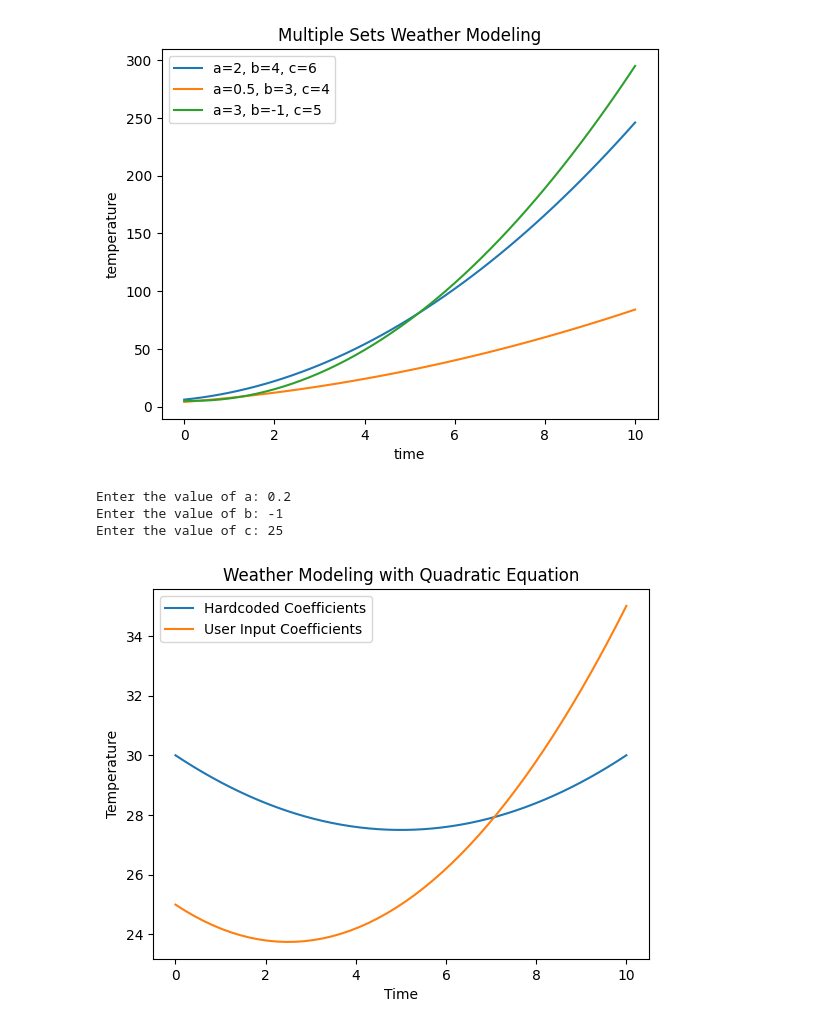
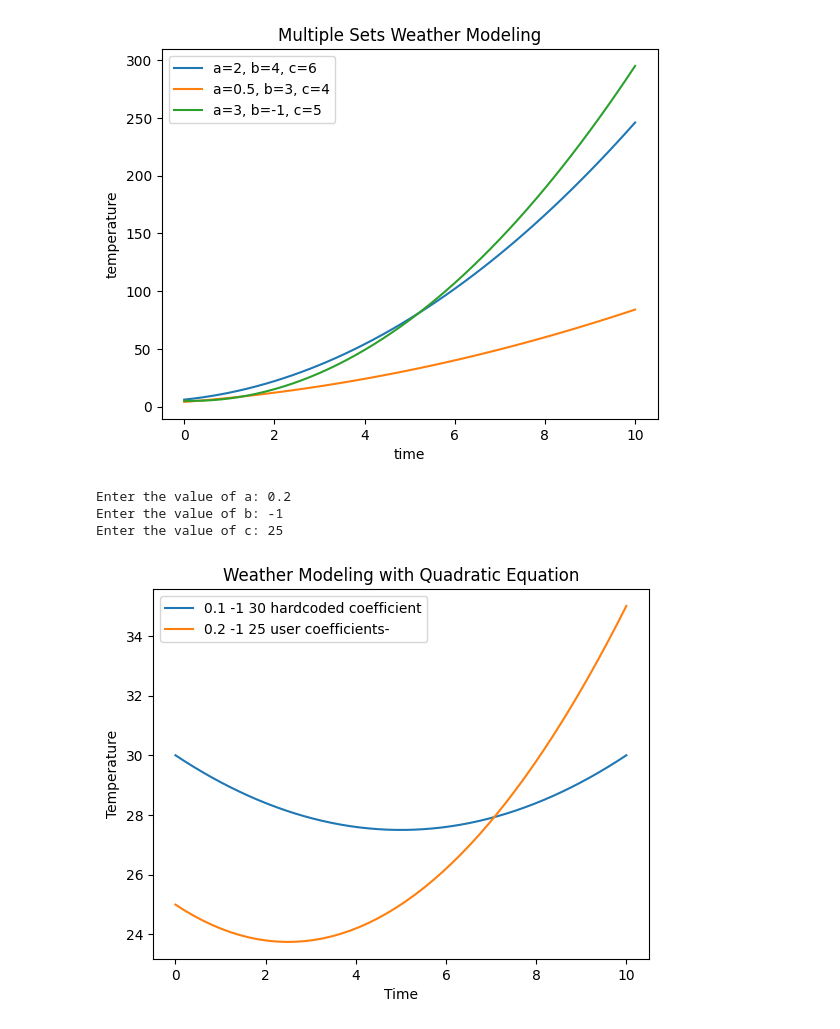
Before and after one commit to JamiGayatri/JamiGayatri, a Jupyter notebook: Copy_of_Welcome_To_Colab.ipynb, the cells around one changed output. Cells and saved outputs as stored; diff of their text form; code cells hidden in the pictures.

```diff
--- a/Copy_of_Welcome_To_Colab.ipynb
+++ b/Copy_of_Welcome_To_Colab.ipynb
@@ -25,7 +25,7 @@ def main():
 
 
    #Plot the results
-   plt.plot(time_values, temperature_hardcoded, label = 'hard-coded coefficients')
+   plt.plot(time_values, temperature_hardcoded, label = ' 0.1 -1 30 hard-coded coefficients')
    plt.xlabel('Time')
    plt.ylabel('temperature')
    plt.legend()
@@ -39,5 +39,5 @@ if __name__=="__main__":
 # %%
--1
+
 #user
 import matplotlib.pyplot as plt
 import numpy as np
@@ -64,7 +64,7 @@ def main():
 
 
    #Plot the results
-   plt.plot(time_values, temperature_hardcoded, label = 'user coefficients')
+   plt.plot(time_values, temperature_hardcoded, label = '0.2 -1 25 user coefficients')
    plt.xlabel('Time')
    plt.ylabel('temperature')
    plt.legend()
@@ -252,33 +252,33 @@ def main():
     time_values = np.linspace(0, 10, 50)
 
     # Calculate temperatures using hardcoded coefficients
     temperature_hardcoded = quadratic_model(time_values, a_hardcoded, b_hardcoded, c_hardcoded)
 
     # Plot the results for hardcoded coefficients
-    plt.plot(time_values, temperature_hardcoded, label='Hardcoded Coefficients')
+    plt.plot(time_values, temperature_hardcoded, label='0.1 -1 30 hardcoded coefficient')
 
     # User input coefficients
     a_user = float(input("Enter the value of a: "))
     b_user = float(input("Enter the value of b: "))
     c_user = float(input("Enter the value of c: "))
 
     # Calculate temperatures using user input coefficients
     temperature_user = quadratic_model(time_values, a_user, b_user, c_user)
 
     # Plot the results for user input coefficients
-    plt.plot(time_values, temperature_user, label='User Input Coefficients')
+    plt.plot(time_values, temperature_user, label='0.2 -1 25 user coefficients-')
 
     # Configure plot settings
     plt.xlabel("Time")
     plt.ylabel("Temperature")
     plt.legend()
     plt.title("Weather Modeling with Quadratic Equation")
     plt.show()
 
 if __name__ == "__main__":
     main()
 # %% [output]
 Enter the value of a: 0.2
 Enter the value of b: -1
 Enter the value of c: 25
-[figure, old version]
+[figure, new version]
```
Also changed, not shown: parts of 3 cells of this notebook.
